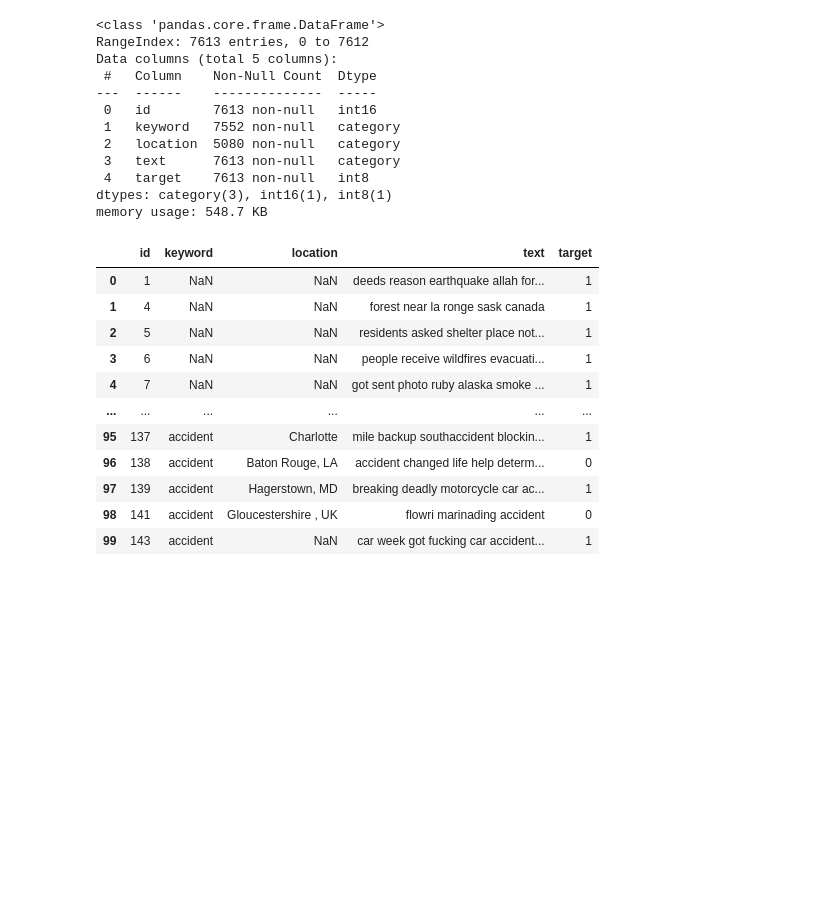
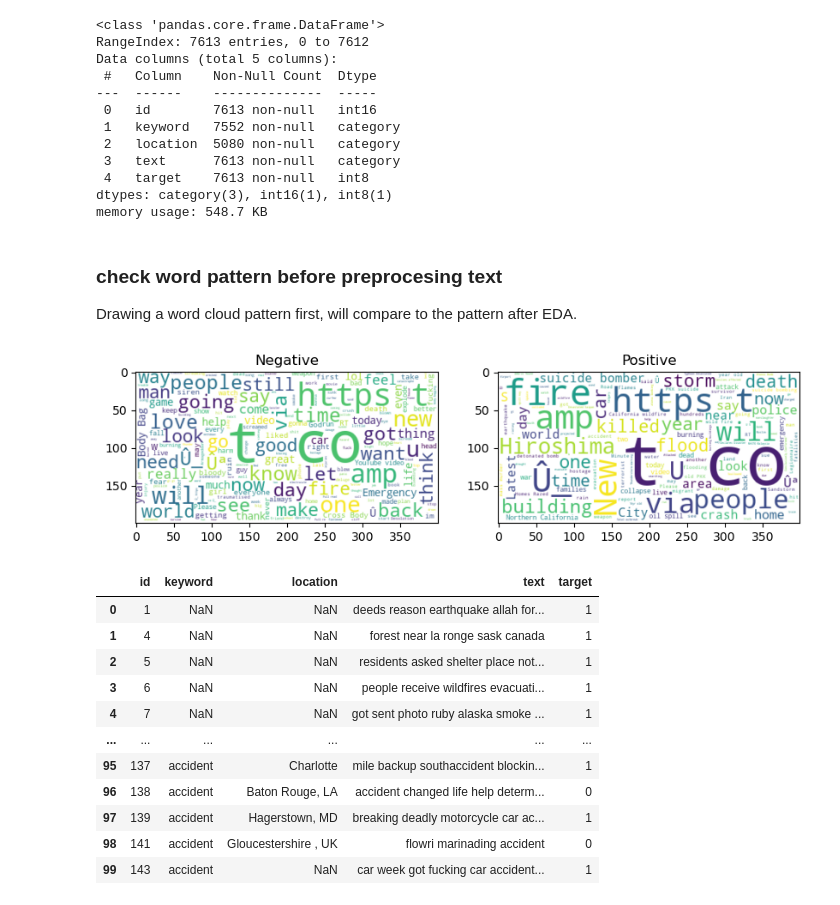
Before and after one commit to helenxue99/RNN_NLP_TweetsDisaster, a Jupyter notebook: RNN_Tweets_Disaster.ipynb, the cells around one changed output. Saved outputs shown, nothing was run; the diff lists cells and outputs as text; code cells hidden in the pictures; blank space fills up the shorter version.

```diff
--- a/RNN_Tweets_Disaster.ipynb
+++ b/RNN_Tweets_Disaster.ipynb
@@ -244,6 +364,28 @@ Data columns (total 5 columns):
  4   target    7613 non-null   int8
 dtypes: category(3), int16(1), int8(1)
 memory usage: 548.7 KB
+# %% [markdown]
+### check word pattern before preprocesing text
+
+Drawing a word cloud pattern first, will compare to the pattern after EDA.
+# %%
+from wordcloud import WordCloud
+negative_cases = "".join(train_data[train_data['target'] == 0]['text'].values)
+positive_cases = "".join(train_data[train_data['target'] == 1]['text'].values)
+
+fig, axs = plt.subplots(1, 2, figsize=(10, 4))
+
+wc1 = WordCloud(background_color='white').generate(negative_cases)
+wc2 = WordCloud(background_color='white').generate(positive_cases)
+
+axs[0].imshow(wc1, interpolation='bilinear')
+axs[0].set_title('Negative')
+axs[1].imshow(wc2, interpolation='bilinear')
+axs[1].set_title('Positive')
+
+plt.show()
+# %% [output]
+[figure, added]
 # %%
 train_data['text'] = train_data.text.apply(lambda x: remove_punc(x))
 train_data['text'] = train_data.text.apply(lambda x: clean_text(x))
```
Also changed, not shown: parts of 46 cells of this notebook.
